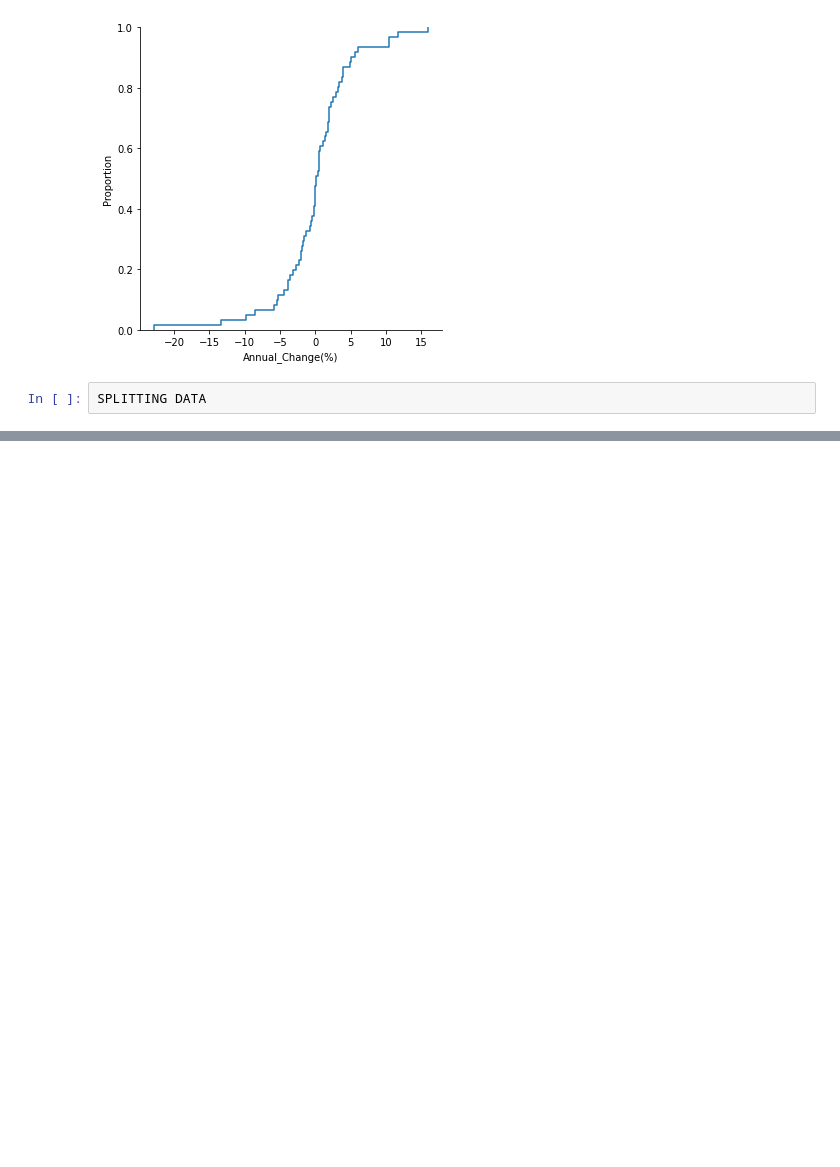
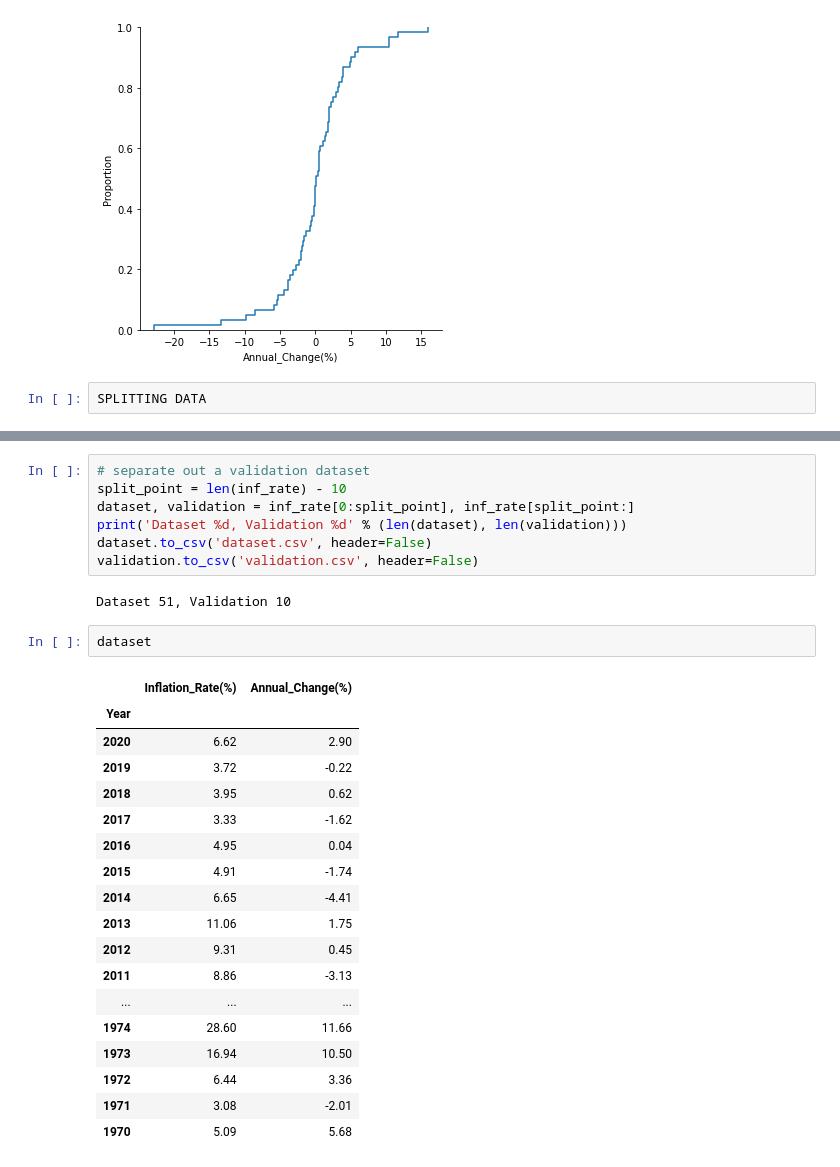
Before and after one commit to ch-aitali/assignments, a Jupyter notebook: P104_model_.ipynb, the cells around one changed output, grey strips where cells are left out. Cells and saved outputs as stored; diff of their text form; blank space fills up the shorter version.

```diff
--- a/P104_model_.ipynb
+++ b/P104_model_.ipynb
@@ -303,0 +296,30 @@ Test
+# %%
+# separate out a validation dataset
+split_point = len(inf_rate) - 10
+dataset, validation = inf_rate[0:split_point], inf_rate[split_point:]
+print('Dataset %d, Validation %d' % (len(dataset), len(validation)))
+dataset.to_csv('dataset.csv', header=False)
+validation.to_csv('validation.csv', header=False)
+# %% [output]
+Dataset 51, Validation 10
+# %%
+dataset
+# %% [output]
+|  | Inflation_Rate(%) | Annual_Change(%) |
+| Year |  |  |
+| 2020 | 6.62 | 2.90 |
+| 2019 | 3.72 | -0.22 |
+| 2018 | 3.95 | 0.62 |
+| 2017 | 3.33 | -1.62 |
+| 2016 | 4.95 | 0.04 |
+| 2015 | 4.91 | -1.74 |
+| 2014 | 6.65 | -4.41 |
+| 2013 | 11.06 | 1.75 |
+| 2012 | 9.31 | 0.45 |
+| 2011 | 8.86 | -3.13 |
+| ... | ... | ... |
+| 1974 | 28.60 | 11.66 |
+| 1973 | 16.94 | 10.50 |
+| 1972 | 6.44 | 3.36 |
+| 1971 | 3.08 | -2.01 |
+| 1970 | 5.09 | 5.68 |
```
Also changed, not shown: parts of 27 cells of this notebook.
